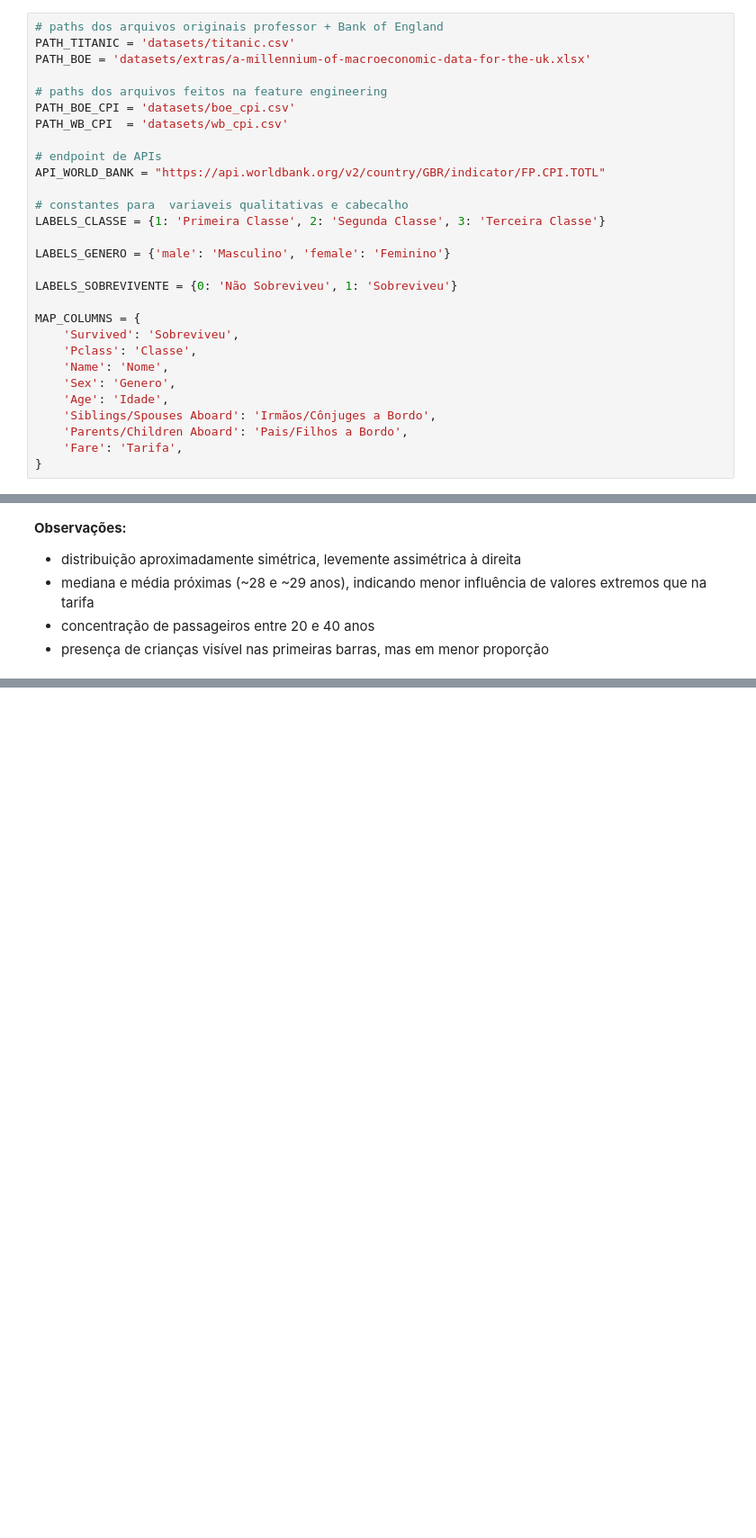
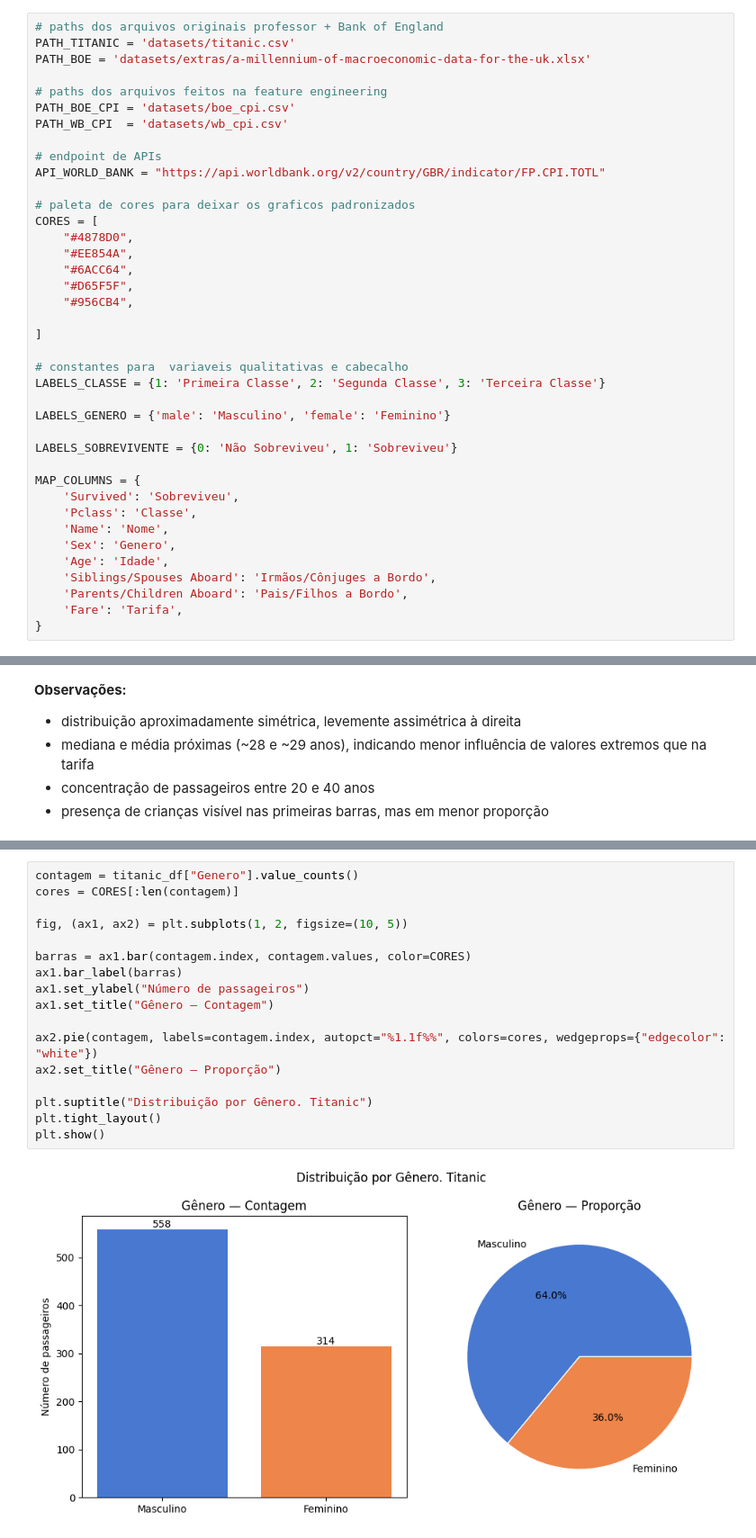
Before and after one commit to heitorctmba/MBA-01-estatistica-projeto_final, a Jupyter notebook: titanic.ipynb, the cells around one changed output, grey strips where cells are left out. Shown at 90% size. Saved outputs shown, nothing was run; the diff lists cells and outputs as text; blank space fills up the shorter version.

```diff
--- a/titanic.ipynb
+++ b/titanic.ipynb
@@ -40,6 +40,16 @@ PATH_WB_CPI  = 'datasets/wb_cpi.csv'
 
 # endpoint de APIs
 API_WORLD_BANK = "https://api.worldbank.org/v2/country/GBR/indicator/FP.CPI.TOTL"
+
+# paleta de cores para deixar os graficos padronizados
+CORES = [
+    "#4878D0",
+    "#EE854A",
+    "#6ACC64",
+    "#D65F5F",
+    "#956CB4",
+
+]
 
 # constantes para  variaveis qualitativas e cabecalho
 LABELS_CLASSE = {1: 'Primeira Classe', 2: 'Segunda Classe', 3: 'Terceira Classe'}
@@ -393,0 +412,19 @@ plt.show()
+# %%
+contagem = titanic_df["Genero"].value_counts()
+cores = CORES[:len(contagem)]
+
+fig, (ax1, ax2) = plt.subplots(1, 2, figsize=(10, 5))
+
+barras = ax1.bar(contagem.index, contagem.values, color=CORES)
+ax1.bar_label(barras)
+ax1.set_ylabel("Número de passageiros")
+ax1.set_title("Gênero — Contagem")
+
+ax2.pie(contagem, labels=contagem.index, autopct="%1.1f%%", colors=cores, wedgeprops={"edgecolor": "white"})
+ax2.set_title("Gênero — Proporção")
+
+plt.suptitle("Distribuição por Gênero. Titanic")
+plt.tight_layout()
+plt.show()
+# %% [output]
+[figure, added]
```
Also changed, not shown: parts of 12 cells of this notebook.
